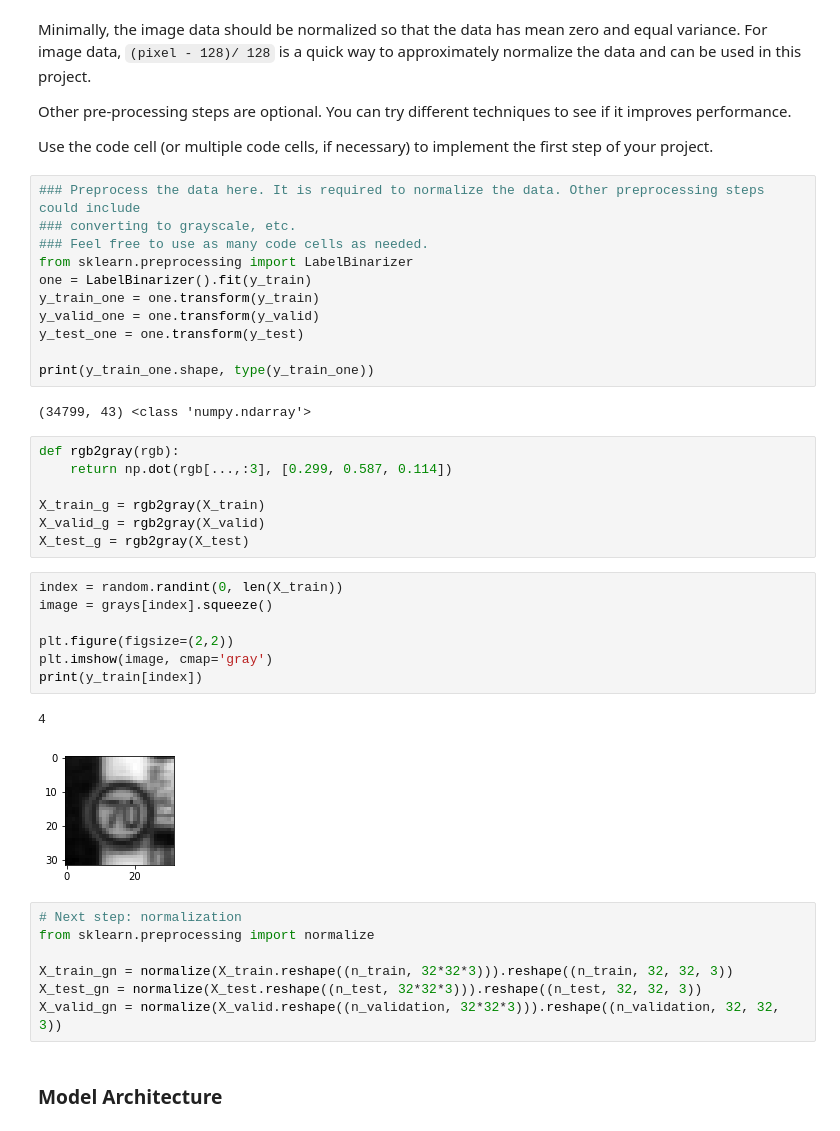
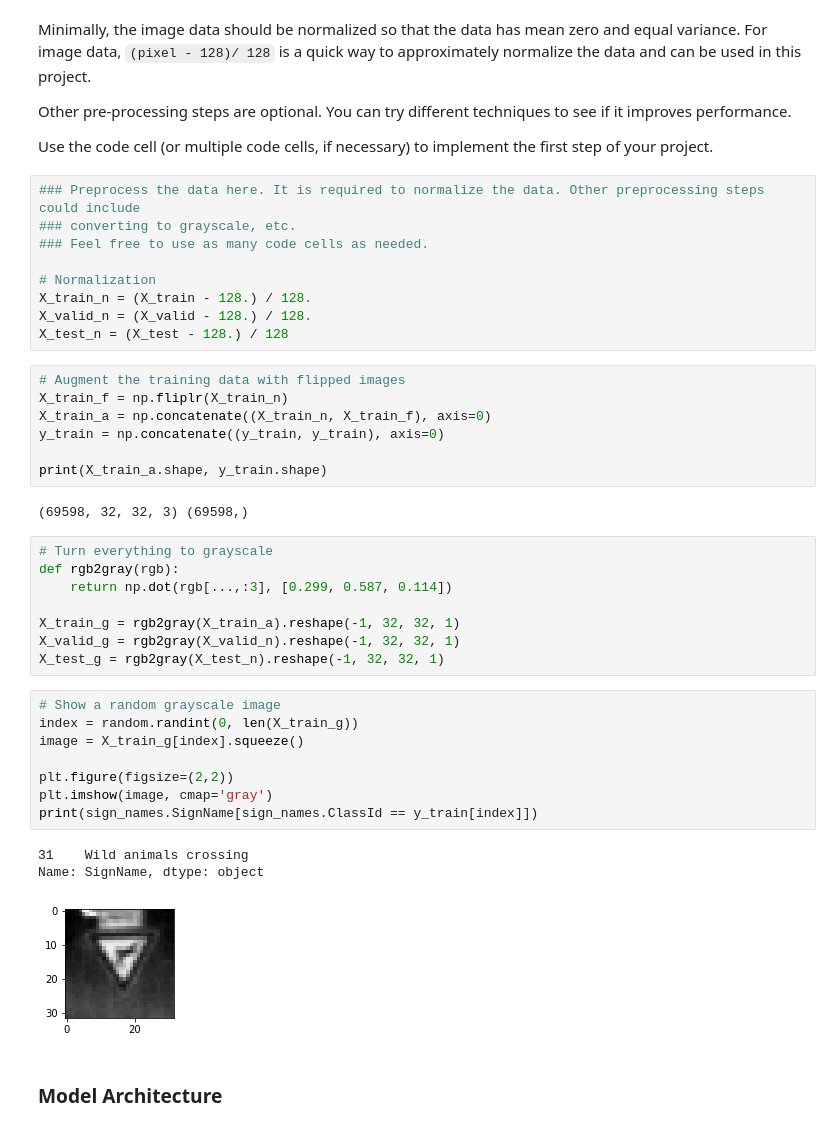
Before and after one commit to Dipanshu2424/udacity_CarND, a Jupyter notebook: CarND-Traffic-Sign-Classifier-Project/Traffic_Sign_Classifier.ipynb, the cells around one changed output. Saved outputs shown, nothing was run; the diff lists cells and outputs as text.

Commit message:
Fix tensorflow code and some preprocessing steps

```diff
--- a/CarND-Traffic-Sign-Classifier-Project/Traffic_Sign_Classifier.ipynb
+++ b/CarND-Traffic-Sign-Classifier-Project/Traffic_Sign_Classifier.ipynb
@@ -145,39 +176,40 @@ Use the code cell (or multiple code cells, if necessary) to implement the first
 ### Preprocess the data here. It is required to normalize the data. Other preprocessing steps could include
 ### converting to grayscale, etc.
 ### Feel free to use as many code cells as needed.
-from sklearn.preprocessing import LabelBinarizer
-one = LabelBinarizer().fit(y_train)
-y_train_one = one.transform(y_train)
-y_valid_one = one.transform(y_valid)
-y_test_one = one.transform(y_test)
 
-print(y_train_one.shape, type(y_train_one))
+# Normalization
+X_train_n = (X_train - 128.) / 128.
+X_valid_n = (X_valid - 128.) / 128.
+X_test_n = (X_test - 128.) / 128
-# %% [output]
-(34799, 43) <class 'numpy.ndarray'>
+# %%
+# Augment the training data with flipped images
+X_train_f = np.fliplr(X_train_n)
+X_train_a = np.concatenate((X_train_n, X_train_f), axis=0)
+y_train = np.concatenate((y_train, y_train), axis=0)
+
+print(X_train_a.shape, y_train.shape)
+# %% [output]
+(69598, 32, 32, 3) (69598,)
 # %%
+# Turn everything to grayscale
 def rgb2gray(rgb):
     return np.dot(rgb[...,:3], [0.299, 0.587, 0.114])
 
-X_train_g = rgb2gray(X_train)
-X_valid_g = rgb2gray(X_valid)
-X_test_g = rgb2gray(X_test)
+X_train_g = rgb2gray(X_train_a).reshape(-1, 32, 32, 1)
+X_valid_g = rgb2gray(X_valid_n).reshape(-1, 32, 32, 1)
+X_test_g = rgb2gray(X_test_n).reshape(-1, 32, 32, 1)
 # %%
-index = random.randint(0, len(X_train))
-image = grays[index].squeeze()
+# Show a random grayscale image
+index = random.randint(0, len(X_train_g))
+image = X_train_g[index].squeeze()
 
 plt.figure(figsize=(2,2))
 plt.imshow(image, cmap='gray')
-print(y_train[index])
+print(sign_names.SignName[sign_names.ClassId == y_train[index]])
 # %% [output]
-4
+31    Wild animals crossing
+Name: SignName, dtype: object
-[figure, old version]
+[figure, new version]
-# %%
-# Next step: normalization
-from sklearn.preprocessing import normalize
-
-X_train_gn = normalize(X_train.reshape((n_train, 32*32*3))).reshape((n_train, 32, 32, 3))
-X_test_gn = normalize(X_test.reshape((n_test, 32*32*3))).reshape((n_test, 32, 32, 3))
-X_valid_gn = normalize(X_valid.reshape((n_validation, 32*32*3))).reshape((n_validation, 32, 32, 3))
 # %% [markdown]
 ### Model Architecture
 # %%
```
Also changed, not shown: parts of 17 cells of this notebook.
